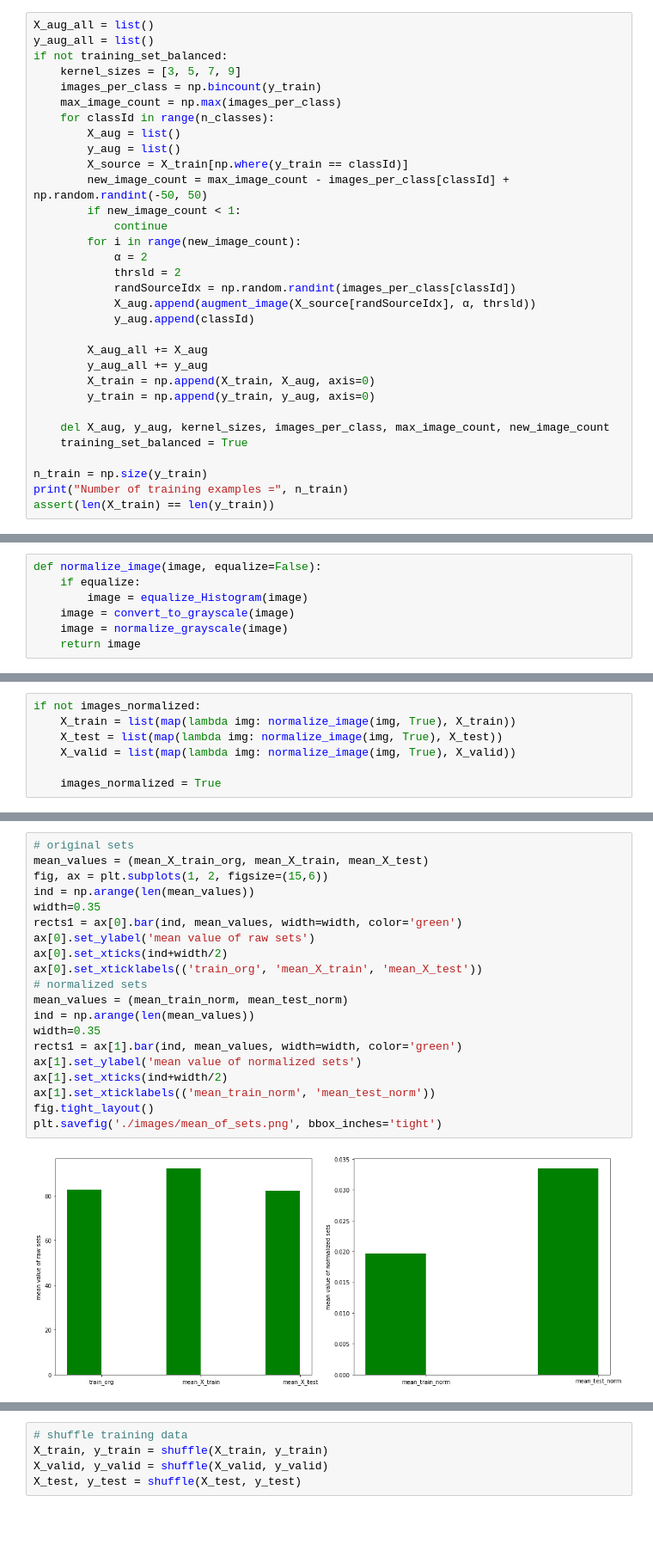
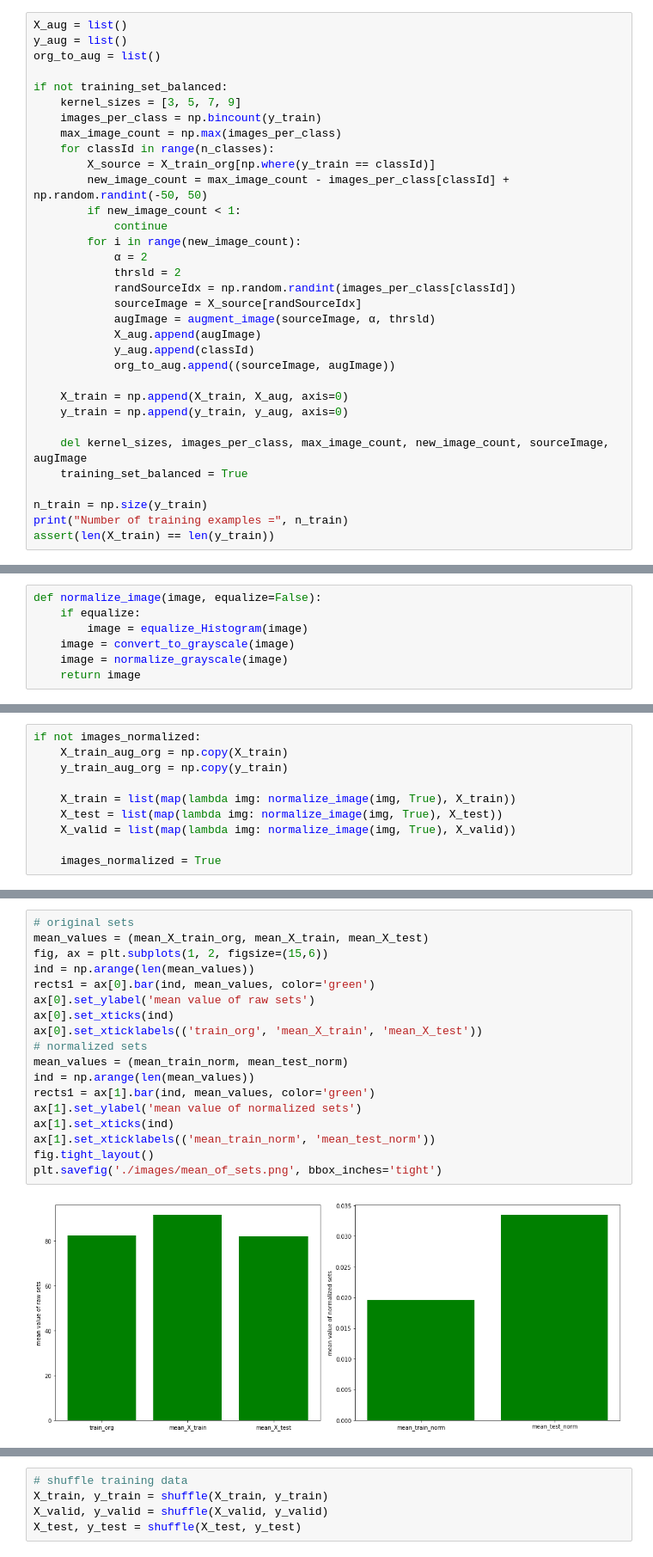
Before and after one commit to SiRi13/CarND-Traffic-Sign-Classifier-Project, a Jupyter notebook: Traffic_Sign_Classifier.ipynb, the cells around one changed output, grey strips where cells are left out. Shown at 86% size. Cells and saved outputs as stored; diff of their text form; blank space fills up the shorter version.

```diff
--- a/Traffic_Sign_Classifier.ipynb
+++ b/Traffic_Sign_Classifier.ipynb
@@ -266,14 +264,14 @@ def augment_image(image, α=1, x=1, k=3):
 # %%
-X_aug_all = list()
-y_aug_all = list()
+X_aug = list()
+y_aug = list()
+org_to_aug = list()
+
 if not training_set_balanced:
     kernel_sizes = [3, 5, 7, 9]
     images_per_class = np.bincount(y_train)
     max_image_count = np.max(images_per_class)
     for classId in range(n_classes):
-        X_aug = list()
-        y_aug = list()
-        X_source = X_train[np.where(y_train == classId)]
+        X_source = X_train_org[np.where(y_train == classId)]
         new_image_count = max_image_count - images_per_class[classId] + np.random.randint(-50, 50)
         if new_image_count < 1:
             continue
@@ -281,15 +279,16 @@ if not training_set_balanced:
             α = 2
             thrsld = 2
             randSourceIdx = np.random.randint(images_per_class[classId])
-            X_aug.append(augment_image(X_source[randSourceIdx], α, thrsld))
+            sourceImage = X_source[randSourceIdx]
+            augImage = augment_image(sourceImage, α, thrsld)
+            X_aug.append(augImage)
             y_aug.append(classId)
+            org_to_aug.append((sourceImage, augImage))
 
-        X_aug_all += X_aug
-        y_aug_all += y_aug
-        X_train = np.append(X_train, X_aug, axis=0)
-        y_train = np.append(y_train, y_aug, axis=0)
+    X_train = np.append(X_train, X_aug, axis=0)
+    y_train = np.append(y_train, y_aug, axis=0)
 
-    del X_aug, y_aug, kernel_sizes, images_per_class, max_image_count, new_image_count
+    del kernel_sizes, images_per_class, max_image_count, new_image_count, sourceImage, augImage
     training_set_balanced = True
 
 n_train = np.size(y_train)
@@ -346,5 +379,8 @@ def normalize_image(image, equalize=False):
 # %%
 if not images_normalized:
+    X_train_aug_org = np.copy(X_train)
+    y_train_aug_org = np.copy(y_train)
+
     X_train = list(map(lambda img: normalize_image(img, True), X_train))
     X_test = list(map(lambda img: normalize_image(img, True), X_test))
     X_valid = list(map(lambda img: normalize_image(img, True), X_valid))
@@ -360,25 +396,23 @@ Mean over normalized X_test:  0.0334324999175
 # %%
 # original sets
 mean_values = (mean_X_train_org, mean_X_train, mean_X_test)
 fig, ax = plt.subplots(1, 2, figsize=(15,6))
 ind = np.arange(len(mean_values))
-width=0.35
-rects1 = ax[0].bar(ind, mean_values, width=width, color='green')
+rects1 = ax[0].bar(ind, mean_values, color='green')
 ax[0].set_ylabel('mean value of raw sets')
-ax[0].set_xticks(ind+width/2)
+ax[0].set_xticks(ind)
 ax[0].set_xticklabels(('train_org', 'mean_X_train', 'mean_X_test'))
 # normalized sets
 mean_values = (mean_train_norm, mean_test_norm)
 ind = np.arange(len(mean_values))
-width=0.35
-rects1 = ax[1].bar(ind, mean_values, width=width, color='green')
+rects1 = ax[1].bar(ind, mean_values, color='green')
 ax[1].set_ylabel('mean value of normalized sets')
-ax[1].set_xticks(ind+width/2)
+ax[1].set_xticks(ind)
 ax[1].set_xticklabels(('mean_train_norm', 'mean_test_norm'))
 fig.tight_layout()
 plt.savefig('./images/mean_of_sets.png', bbox_inches='tight')
 # %% [output]
-[figure, old version]
+[figure, new version]
 # %%
 plt.figure(figsize=(12,5))
 for i in range(1,9):
```
Also changed, not shown: parts of 45 cells of this notebook, 3 other files.
